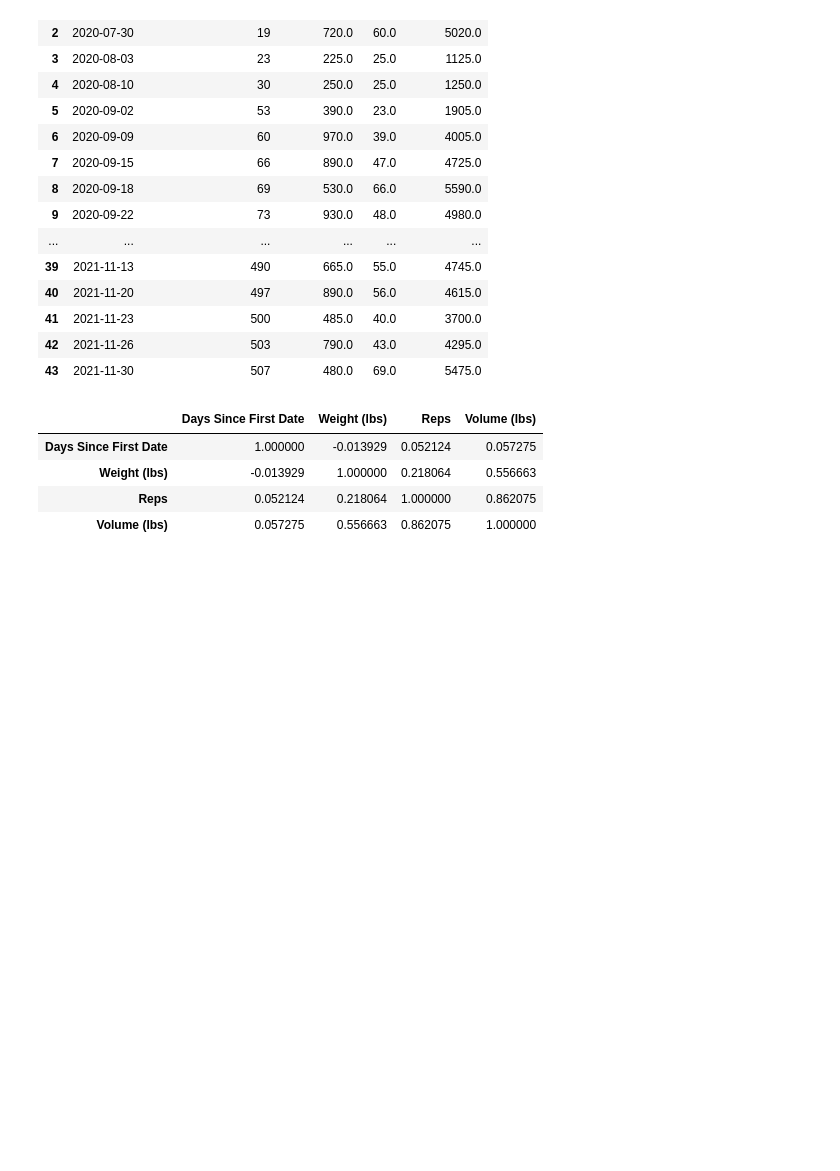
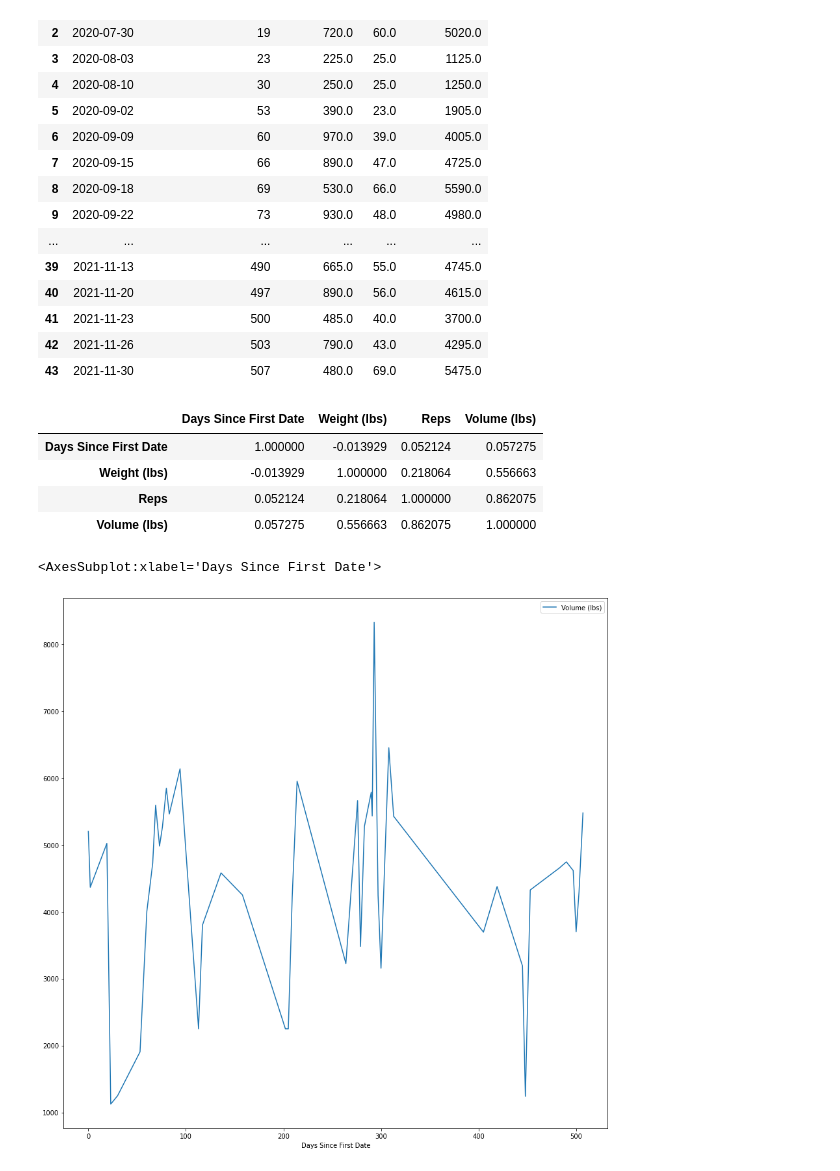
Before and after one commit to moferg/fitness-tracker, a Jupyter notebook: testing/fitnotes_test.ipynb, the cells around one changed output. Drawn from its saved outputs; the diff is of its cells as text; code cells hidden in the pictures; blank space fills up the shorter version.

Commit message:
plotted Volume (lbs) over Days Since First Date

```diff
--- a/testing/fitnotes_test.ipynb
+++ b/testing/fitnotes_test.ipynb
@@ -432,3 +432,8 @@ df_bench_group_date.corr()
 | Weight (lbs) | -0.013929 | 1.000000 | 0.218064 | 0.556663 |
 | Reps | 0.052124 | 0.218064 | 1.000000 | 0.862075 |
 | Volume (lbs) | 0.057275 | 0.556663 | 0.862075 | 1.000000 |
+# %%
+df_bench_group_date.plot(x='Days Since First Date', y='Volume (lbs)', figsize=[15,15])
+# %% [output]
+<AxesSubplot:xlabel='Days Since First Date'>
+[figure, added]
```
